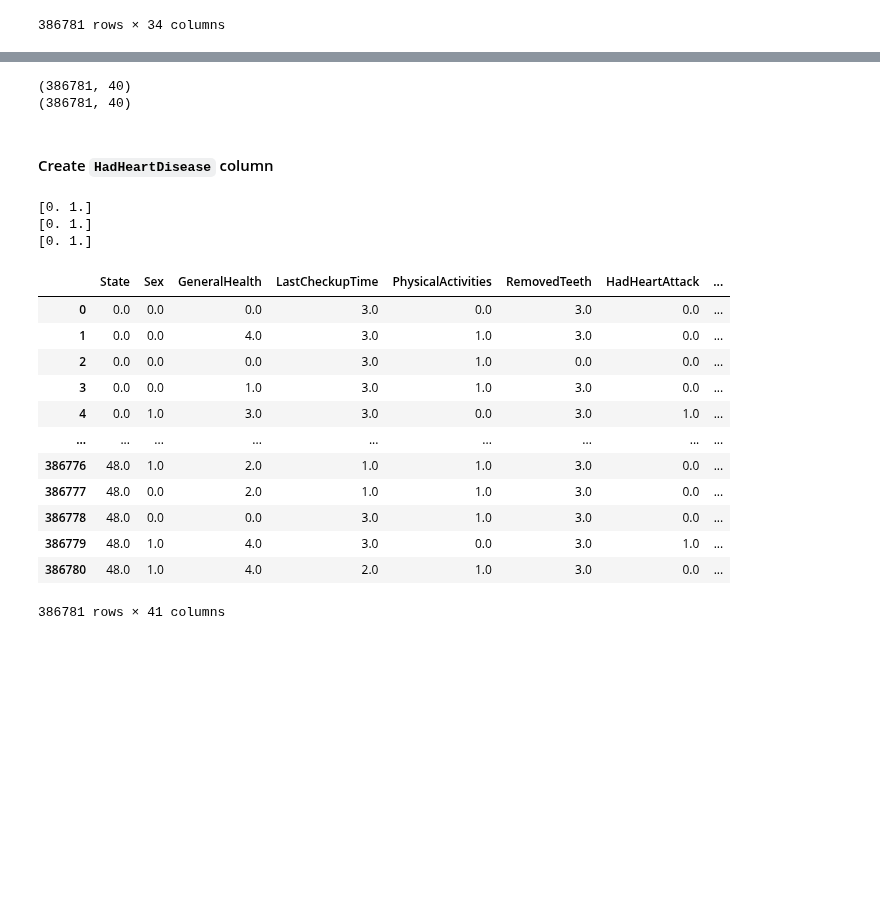
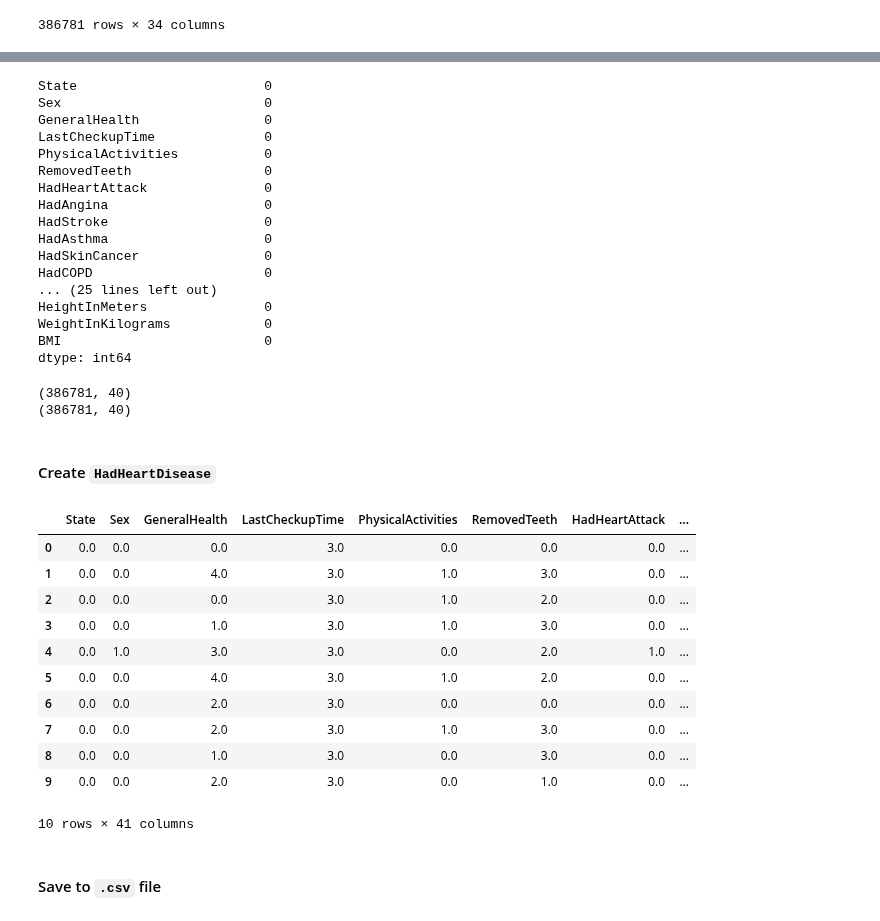
Before and after one commit to DecisionTreeBruining/212B-ML-Project, a Jupyter notebook: assignment_2/local_dev/preprocessing_hailey.ipynb, the cells around one changed output, grey strips where cells are left out. Cells and saved outputs as stored; diff of their text form; code cells hidden in the pictures; blank space fills up the shorter version.

```diff
--- a/assignment_2/local_dev/preprocessing_hailey.ipynb
+++ b/assignment_2/local_dev/preprocessing_hailey.ipynb
@@ -268,8 +295,3 @@ heart_object
 | 445130 | 48 | 1 | 4.0 | 3.0 | 0.0 | 3.0 | 1.0 | ... |
 | 445131 | 48 | 1 | 4.0 | NaN | 1.0 | 3.0 | 0.0 | ... |
 386781 rows × 34 columns
-# %%
-imputer = KNNImputer(n_neighbors=1)
-heart_object = imputer.fit_transform(heart_object)
-heart_object = pd.DataFrame(heart_object)
-heart_object
@@ -292,3 +299,0 @@ heart_object
-# %%
-heart_object.columns = object_columns
-heart_object
@@ -325,0 +319,5 @@ heart_full
+# %%
+imputer = KNNImputer(n_neighbors=1)
+heart_impute = imputer.fit_transform(heart_full)
+heart_impute = pd.DataFrame(heart_impute)
+heart_impute
@@ -325,0 +340,3 @@ heart_full
+# %%
+heart_impute.columns = object_columns.to_list() + numeric_columns.to_list()
+heart_impute
@@ -326,2 +357,22 @@ heart_full
+# %%
+heart_impute.isnull().sum()
+# %% [output]
+State                        0
+Sex                          0
+GeneralHealth                0
+LastCheckupTime              0
+PhysicalActivities           0
+RemovedTeeth                 0
+HadHeartAttack               0
+HadAngina                    0
+HadStroke                    0
+HadAsthma                    0
+HadSkinCancer                0
+HadCOPD                      0
+... (25 lines left out)
+HeightInMeters               0
+WeightInKilograms            0
+BMI                          0
+dtype: int64
 # %%
 print(heart_cleaned.shape)
@@ -330,15 +381,7 @@ print(heart_full.shape)
 (386781, 40)
 (386781, 40)
 # %% [markdown]
-#### Create `HadHeartDisease` column
+#### Create `HadHeartDisease`
-# %%
-print(heart_full['HadHeartAttack'].unique())
-print(heart_full['HadAngina'].unique())
-print(heart_full['HadStroke'].unique())
-# %% [output]
-[0. 1.]
-[0. 1.]
-[0. 1.]
 # %%
 def getHeartDisease(row):
     if row['HadHeartAttack'] == 1 or row['HadAngina'] == 1 or row['HadStroke'] == 1:
@@ -346,20 +389,22 @@ def getHeartDisease(row):
     else:
         return 0
 # %%
-heart_full['HadHeartDisease'] = heart_full.apply(getHeartDisease, axis = 1)
-heart_full
+heart_new = heart_impute.copy()
+heart_new['HadHeartDisease'] = heart_new.apply(getHeartDisease, axis = 1)
+heart_new.head(10)
 # %% [output]
 |  | State | Sex | GeneralHealth | LastCheckupTime | PhysicalActivities | RemovedTeeth | HadHeartAttack | ... |
-| 0 | 0.0 | 0.0 | 0.0 | 3.0 | 0.0 | 3.0 | 0.0 | ... |
+| 0 | 0.0 | 0.0 | 0.0 | 3.0 | 0.0 | 0.0 | 0.0 | ... |
 | 1 | 0.0 | 0.0 | 4.0 | 3.0 | 1.0 | 3.0 | 0.0 | ... |
-| 2 | 0.0 | 0.0 | 0.0 | 3.0 | 1.0 | 0.0 | 0.0 | ... |
+| 2 | 0.0 | 0.0 | 0.0 | 3.0 | 1.0 | 2.0 | 0.0 | ... |
 | 3 | 0.0 | 0.0 | 1.0 | 3.0 | 1.0 | 3.0 | 0.0 | ... |
-| 4 | 0.0 | 1.0 | 3.0 | 3.0 | 0.0 | 3.0 | 1.0 | ... |
-| ... | ... | ... | ... | ... | ... | ... | ... | ... |
-| 386776 | 48.0 | 1.0 | 2.0 | 1.0 | 1.0 | 3.0 | 0.0 | ... |
-| 386777 | 48.0 | 0.0 | 2.0 | 1.0 | 1.0 | 3.0 | 0.0 | ... |
-| 386778 | 48.0 | 0.0 | 0.0 | 3.0 | 1.0 | 3.0 | 0.0 | ... |
-| 386779 | 48.0 | 1.0 | 4.0 | 3.0 | 0.0 | 3.0 | 1.0 | ... |
-| 386780 | 48.0 | 1.0 | 4.0 | 2.0 | 1.0 | 3.0 | 0.0 | ... |
+| 4 | 0.0 | 1.0 | 3.0 | 3.0 | 0.0 | 2.0 | 1.0 | ... |
+| 5 | 0.0 | 0.0 | 4.0 | 3.0 | 1.0 | 2.0 | 0.0 | ... |
+| 6 | 0.0 | 0.0 | 2.0 | 3.0 | 0.0 | 0.0 | 0.0 | ... |
+| 7 | 0.0 | 0.0 | 2.0 | 3.0 | 1.0 | 3.0 | 0.0 | ... |
+| 8 | 0.0 | 0.0 | 1.0 | 3.0 | 0.0 | 3.0 | 0.0 | ... |
+| 9 | 0.0 | 0.0 | 2.0 | 3.0 | 0.0 | 1.0 | 0.0 | ... |
-386781 rows × 41 columns
+10 rows × 41 columns
+# %% [markdown]
+#### Save to `.csv` file
 # %%
```
Also changed, not shown: parts of 16 cells of this notebook.
